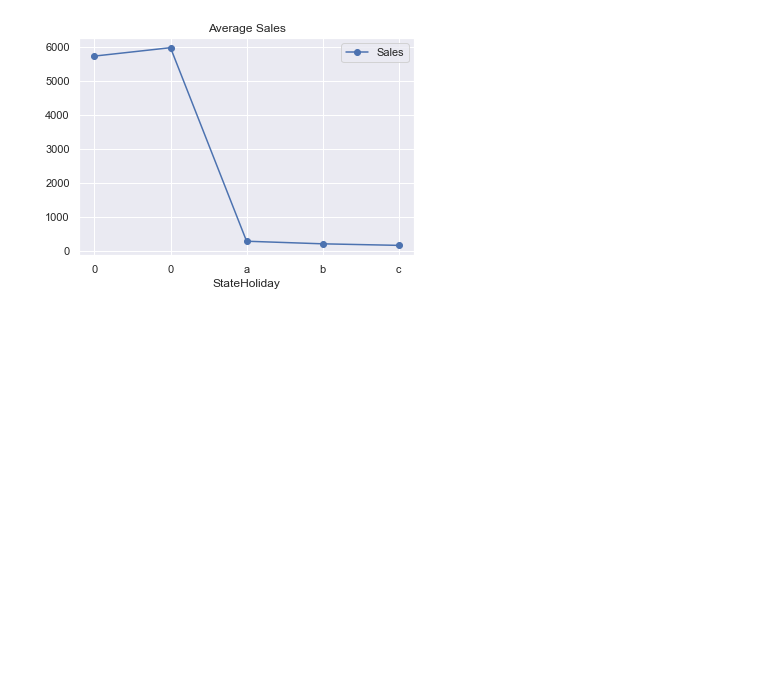
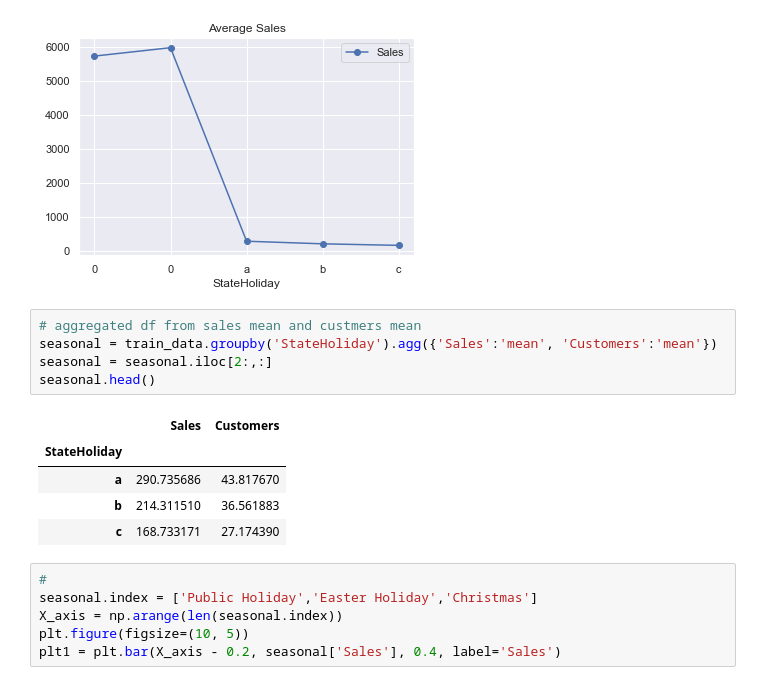
Before and after one commit to kebishaa/Pharmaceutical-Sales-Prediction, a Jupyter notebook: notebooks/data_exploration.ipynb, the cells around one changed output. Drawn from its saved outputs; the diff is of its cells as text; blank space fills up the shorter version.

Commit message:
seasonal index

```diff
--- a/notebooks/data_exploration.ipynb
+++ b/notebooks/data_exploration.ipynb
@@ -190,3 +190,20 @@ ax1.set_xticklabels(average_sales.index.tolist())
  Text(3, 0, 'b'),
  Text(4, 0, 'c')]
 [figure]
+# %%
+# aggregated df from sales mean and custmers mean
+seasonal = train_data.groupby('StateHoliday').agg({'Sales':'mean', 'Customers':'mean'})
+seasonal = seasonal.iloc[2:,:]
+seasonal.head()
+# %% [output]
+|  | Sales | Customers |
+| StateHoliday |  |  |
+| a | 290.735686 | 43.817670 |
+| b | 214.311510 | 36.561883 |
+| c | 168.733171 | 27.174390 |
+# %%
+#
+seasonal.index = ['Public Holiday','Easter Holiday','Christmas']
+X_axis = np.arange(len(seasonal.index))
+plt.figure(figsize=(10, 5))
+plt1 = plt.bar(X_axis - 0.2, seasonal['Sales'], 0.4, label='Sales')
```
